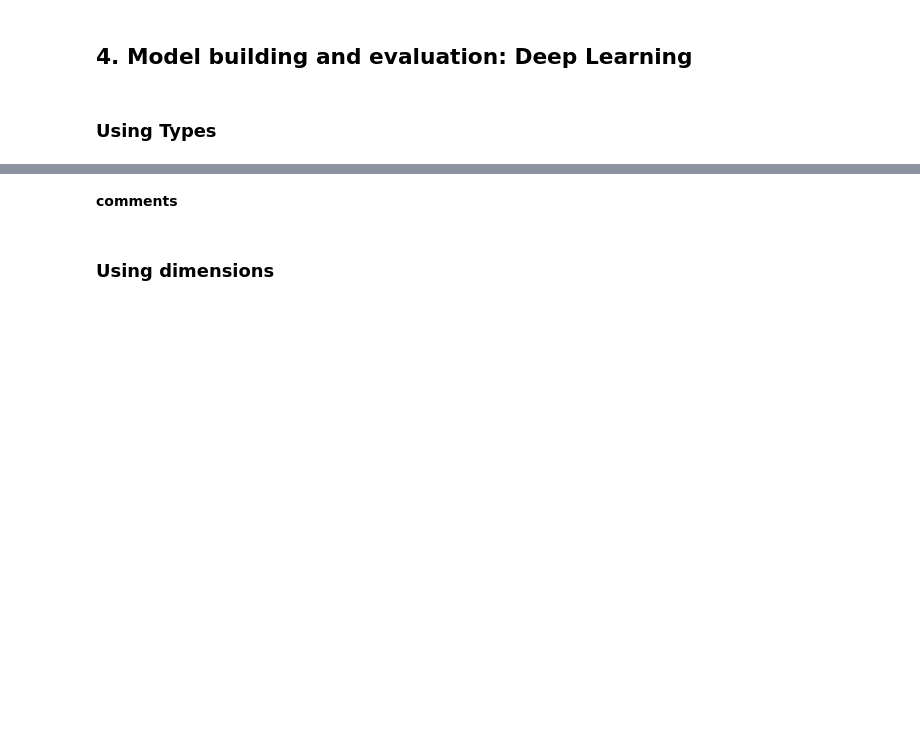
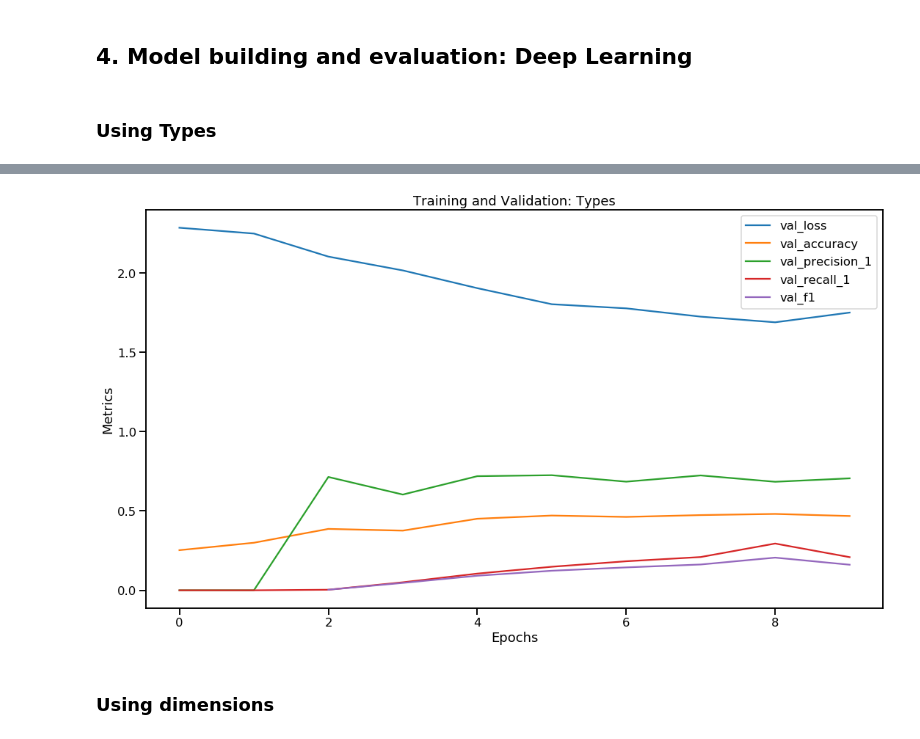
Before and after one commit to mikongame/NLP-to-predict-Myers-Briggs-Personality-Type, a Jupyter notebook: 4_MBTI Model building and evaluation (DL).ipynb, the cells around one changed output, grey strips where cells are left out. Cells and saved outputs as stored; diff of their text form; code cells hidden in the pictures; blank space fills up the shorter version.

```diff
--- a/4_MBTI Model building and evaluation (DL).ipynb
+++ b/4_MBTI Model building and evaluation (DL).ipynb
@@ -239,16 +358,14 @@ types_hist_df
 # %%
 plt.figure(figsize=(18,10))
 plt.plot(types_hist_df[['val_loss', 'val_accuracy', 'val_precision_1', 'val_recall_1', 'val_f1']])
-plt.plot (types_hist_df[['loss', 'accuracy', 'precision_1', 'recall_1']], '--')
 
 plt.title('Training and Validation: Types')
 plt.xlabel('Epochs')
 plt.ylabel('Metrics')
-plt.legend(['val_loss', 'val_accuracy', 'val_precision_1', 'val_recall_1', 'val_f1',
-            'loss', 'accuracy', 'precision_1', 'recall_1'])
+plt.legend(['val_loss', 'val_accuracy', 'val_precision_1', 'val_recall_1', 'val_f1'])
 plt.savefig("images/output_images/types_history.png")
 
 sns.set_context("talk")
 plt.show()
+# %% [output]
+[figure, added]
-# %% [markdown]
-**comments**
```
Also changed, not shown: parts of 94 cells of this notebook, 4 other files.
